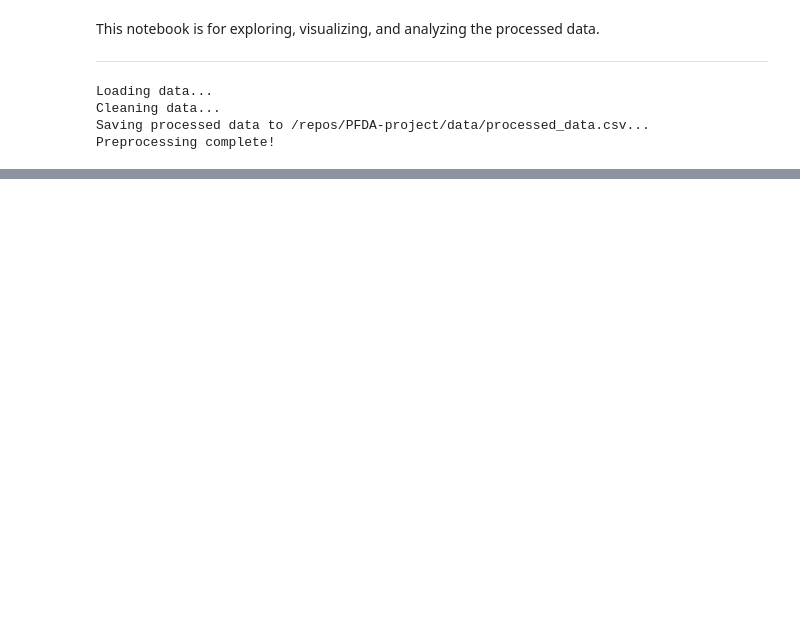
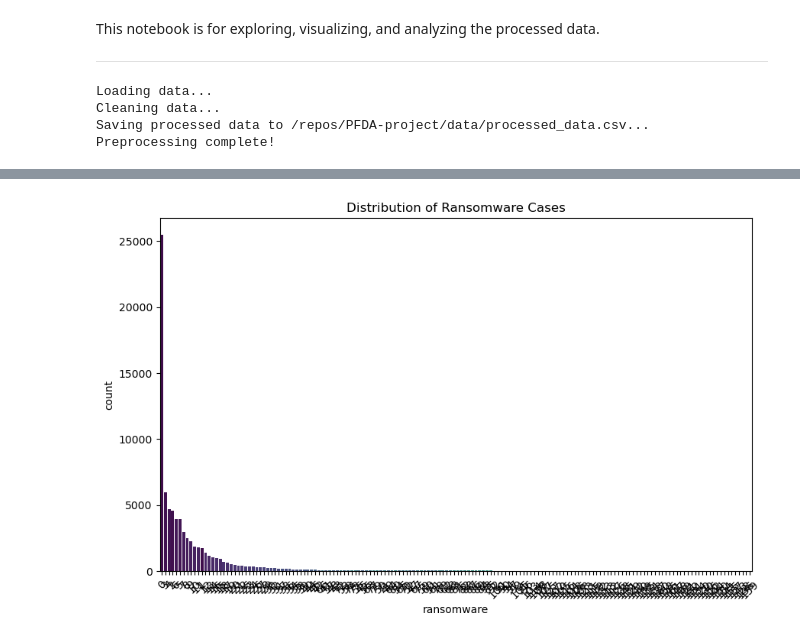
Before and after one commit to hugcamrom/PFDA-project, a Jupyter notebook: notebooks/analysis.ipynb, the cells around one changed output, grey strips where cells are left out. Cells and saved outputs as stored; diff of their text form; code cells hidden in the pictures; blank space fills up the shorter version.

```diff
--- a/notebooks/analysis.ipynb
+++ b/notebooks/analysis.ipynb
@@ -71,74 +82,80 @@ import matplotlib.pyplot as plt
 import seaborn as sns
 from sklearn.model_selection import train_test_split
 from sklearn.ensemble import RandomForestClassifier
-from tensorflow.keras.models import Sequential
-from tensorflow.keras.layers import Dense
+from tensorflow.keras.models import Sequential # type: ignore
+from tensorflow.keras.layers import Dense, Input # type: ignore
 
 # Load the processed data
 data_path = "/repos/PFDA-project/data/processed_data.csv"
 df = pd.read_csv(data_path)
 
 # Display the first few rows of the dataset
-df.head()
+print(df.head())
 
 # --- Data Exploration ---
 # Overview of the dataset
+print("\nData Information:")
 df.info()
 
 # Summary statistics
-df.describe()
+print("\nSummary Statistics:")
+print(df.describe())
 
-# Distribution of cybercrime categories (example)
-if 'category' in df.columns:
+# Distribution of a chosen feature (e.g., 'ransomware')
+if 'ransomware' in df.columns:
     plt.figure(figsize=(10, 6))
-    sns.countplot(data=df, x='category', order=df['category'].value_counts().index, palette='viridis')
-    plt.title('Distribution of Cybercrime Categories')
+    sns.countplot(data=df, x='ransomware', order=df['ransomware'].value_counts().index, hue='ransomware', palette='viridis', legend=False)
+    plt.title('Distribution of Ransomware Cases')
     plt.xticks(rotation=45)
     plt.show()
 
 # --- Feature Engineering ---
-# Create feature columns (example for machine learning)
-if 'year' in df.columns and 'category' in df.columns:
+# Feature Engineering: Encode 'ransomware' labels correctly
+if 'ransomware' in df.columns:
+    ransomware_labels, unique_mapping = pd.factorize(df['ransomware'])
+    df['ransomware_encoded'] = ransomware_labels
+    num_classes = len(unique_mapping)  # Number of unique categories
+
+# Prepare features and target for machine learning
+if 'year' in df.columns and 'ransomware_encoded' in df.columns:
     features = df[['year']]
-    target = df['category']
+    target = df['ransomware_encoded']
 
     # Split the data into training and testing sets
     X_train, X_test, y_train, y_test = train_test_split(features, target, test_size=0.2, random_state=42)
 
-# --- Machine Learning Model ---
-# Random Forest Classifier (example)
-model = RandomForestClassifier()
-model.fit(X_train, y_train)
+    # --- Neural Network with TensorFlow ---
+    # Build a simple neural network
+    nn_model = Sequential([
+        Input(shape=(X_train.shape[1],)),
+        Dense(16, activation='relu'),
+        Dense(8, activation='relu'),
+        Dense(num_classes, activation='softmax')  # Number of neurons = num_classes
+    ])
 
-# Evaluate the model
-accuracy = model.score(X_test, y_test)
-print(f"Model Accuracy: {accuracy:.2f}")
+    nn_model.compile(optimizer='adam', loss='sparse_categorical_crossentropy', metrics=['accuracy'])
 
-# --- Neural Network with TensorFlow ---
-# Build a simple neural network
-nn_model = Sequential([
-    Dense(16, activation='relu', input_dim=X_train.shape[1]),
-    Dense(8, activation='relu'),
-    Dense(len(y_train.unique()), activation='softmax')  # Adjust for the number of categories
-])
+    # Fit the model
+    nn_model.fit(X_train, y_train, epochs=10, batch_size=32)
 
-nn_model.compile(optimizer='adam', loss='sparse_categorical_crossentropy', metrics=['accuracy'])
-nn_model.fit(X_train, y_train, epochs=10, batch_size=32)
 
-# --- Advanced Visualizations ---
-# Correlation heatmap
-plt.figure(figsize=(10, 8))
-sns.heatmap(df.corr(), annot=True, cmap='coolwarm', fmt=".2f")
-plt.title("Correlation Heatmap")
-plt.show()
+    # --- Advanced Visualizations ---
+    # Correlation heatmap
+    numeric_df = df.select_dtypes(include=[np.number])
+    plt.figure(figsize=(10, 8))
+    sns.heatmap(numeric_df.corr(), annot=True, cmap='coolwarm', fmt=".2f")
+    plt.title("Correlation Heatmap")
+    plt.show()
 
-# Trends over time (example for 'year' and 'category')
-if 'year' in df.columns and 'category' in df.columns:
-    crime_trends = df.groupby('year')['category'].count()
-    plt.figure(figsize=(12, 6))
-    sns.lineplot(data=crime_trends, marker="o")
-    plt.title("Cybercrime Trends Over Time")
-    plt.xlabel("Year")
-    plt.ylabel("Number of Crimes")
-    plt.show()
+    # Trends over time (e.g., 'year' and 'ransomware')
+    if 'year' in df.columns and 'ransomware' in df.columns:
+        crime_trends = df.groupby('year')['ransomware'].count()
+        plt.figure(figsize=(12, 6))
+        sns.lineplot(data=crime_trends, marker="o")
+        plt.title("Ransomware Trends Over Time")
+        plt.xlabel("Year")
+        plt.ylabel("Number of Cases")
+        plt.show()
+else:
+    print("\nRequired columns for machine learning ('year' and 'ransomware') are missing.")
 # %% [output]
@@ -161,0 +179 @@ memory usage: 10.7+ MB
+[figure, added]
```
Also changed, not shown: parts of 2 cells of this notebook, 1 other file.
